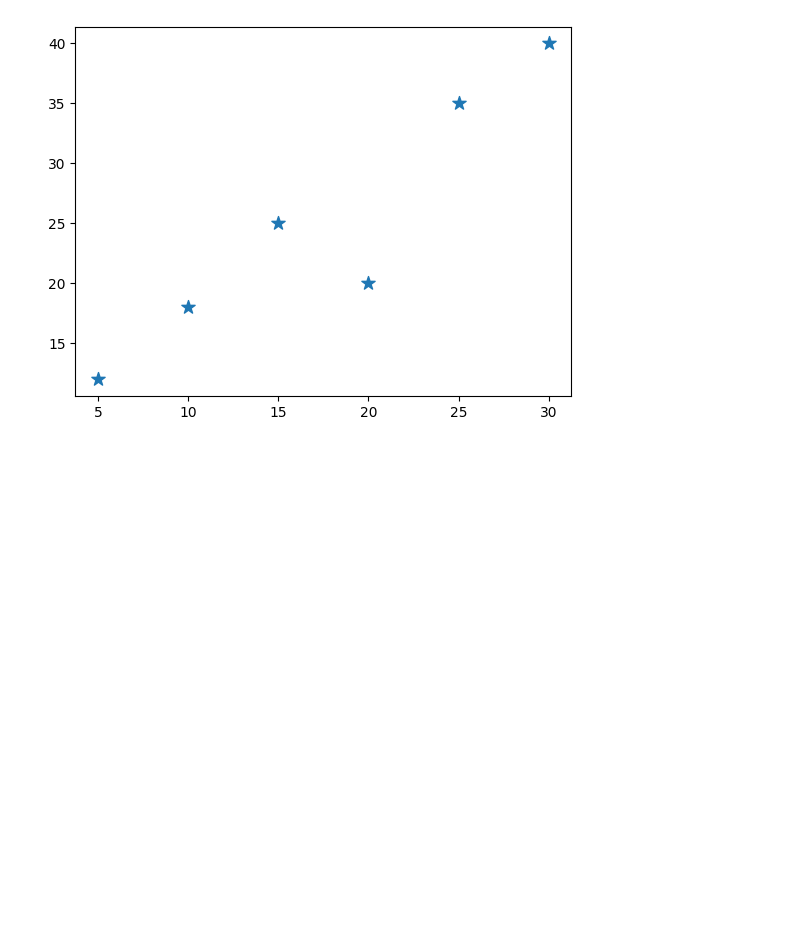
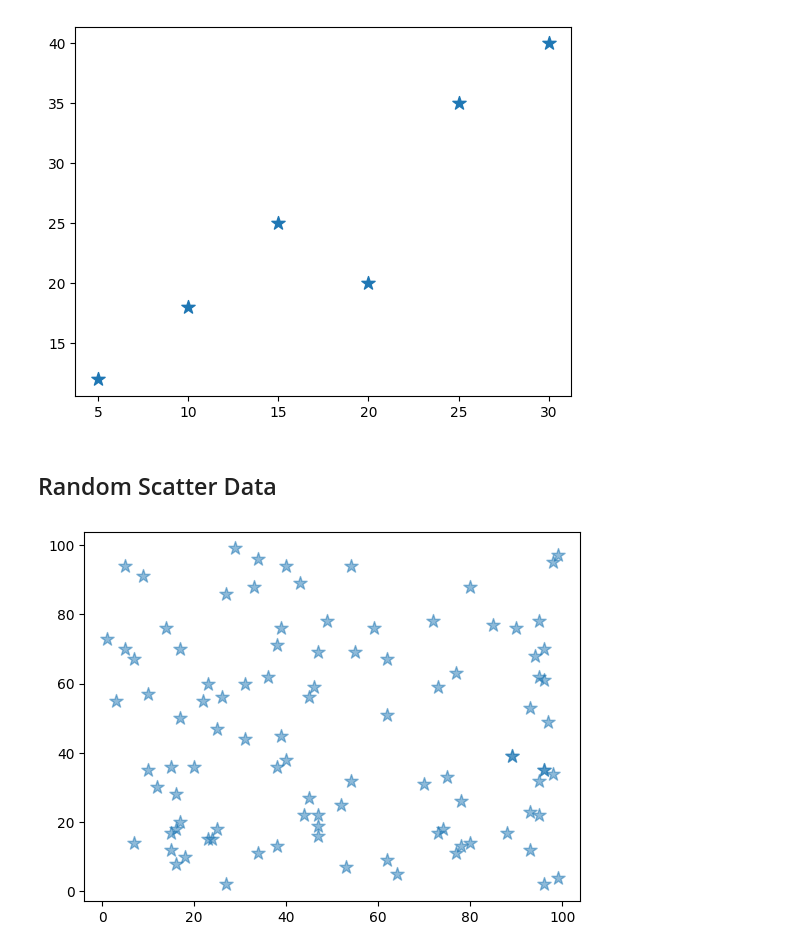
Before and after one commit to wahidali4321/Python-For-Machine-learning-, a Jupyter notebook: Python For machine learning.ipynb, the cells around one changed output. Cells and saved outputs as stored; diff of their text form; code cells hidden in the pictures; blank space fills up the shorter version.

Commit message:
Random Scatter Data

```diff
--- a/Python For machine learning.ipynb
+++ b/Python For machine learning.ipynb
@@ -1114,3 +1114,12 @@ plt.scatter(x,y , marker= '*' , s = 100 , alpha= 1)
 plt.show()
 # %% [output]
 [figure]
+# %% [markdown]
+## Random Scatter Data
+# %%
+x = np.random.randint(1, 100, 100)
+y = np.random.randint(1, 100, 100)
+plt.scatter(x,y , s= 100 , marker= '*' , alpha= 0.5)
+plt.show()
+# %% [output]
+[figure, added]
```
